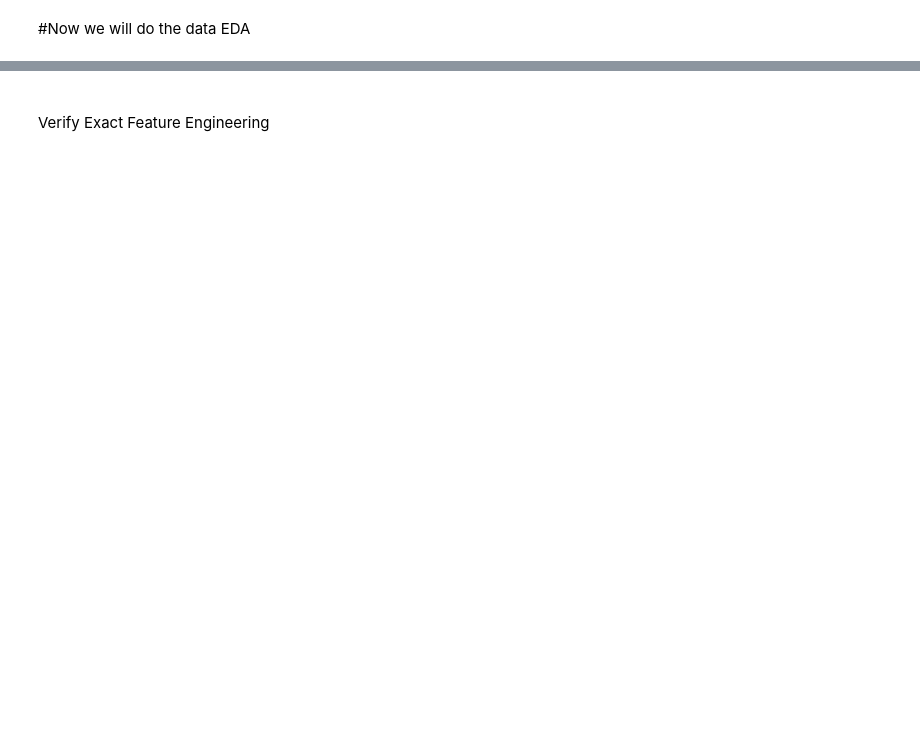
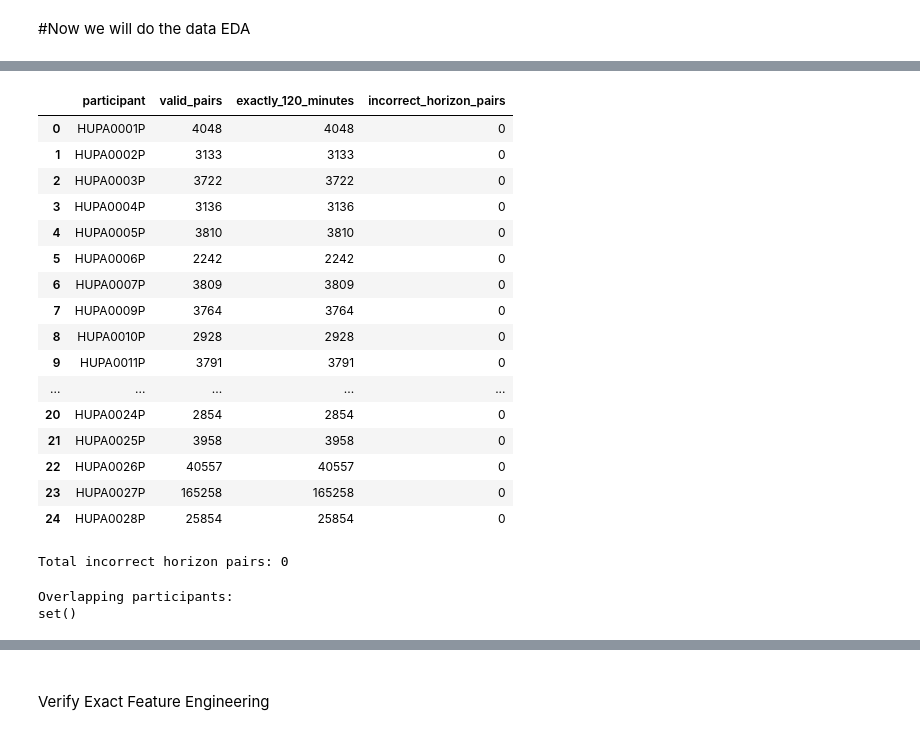
Before and after one commit to shubhampanchal6376/digital-twin, a Jupyter notebook: notebooks/01_data_inspection.ipynb, the cells around one changed output, grey strips where cells are left out. Drawn from its saved outputs; the diff is of its cells as text; code cells hidden in the pictures; blank space fills up the shorter version.

```diff
--- a/notebooks/01_data_inspection.ipynb
+++ b/notebooks/01_data_inspection.ipynb
@@ -3109,0 +5215,64 @@ display(prediction_data.head())
+# %%
+# Verify that 24 steps represent exactly 2 hours
+
+HORIZON_STEPS = 24
+
+horizon_checks = []
+
+for participant, group in prediction_data.groupby("participant"):
+    group = group.sort_values("time").reset_index(drop=True)
+
+    # Recover the expected future timestamp
+    future_time = group["time"].shift(-HORIZON_STEPS)
+
+    # Calculate actual time difference
+    time_difference = (
+        future_time - group["time"]
+    ).dt.total_seconds() / 60
+
+    valid = time_difference.notna()
+
+    horizon_checks.append({
+        "participant": participant,
+        "valid_pairs": int(valid.sum()),
+        "exactly_120_minutes": int(
+            (time_difference[valid] == 120).sum()
+        ),
+        "incorrect_horizon_pairs": int(
+            (time_difference[valid] != 120).sum()
+        )
+    })
+
+horizon_audit = pd.DataFrame(horizon_checks)
+
+display(horizon_audit)
+
+print(
+    "\nTotal incorrect horizon pairs:",
+    horizon_audit["incorrect_horizon_pairs"].sum()
+)
+# %% [output]
+|  | participant | valid_pairs | exactly_120_minutes | incorrect_horizon_pairs |
+| 0 | HUPA0001P | 4048 | 4048 | 0 |
+| 1 | HUPA0002P | 3133 | 3133 | 0 |
+| 2 | HUPA0003P | 3722 | 3722 | 0 |
+| 3 | HUPA0004P | 3136 | 3136 | 0 |
+| 4 | HUPA0005P | 3810 | 3810 | 0 |
+| 5 | HUPA0006P | 2242 | 2242 | 0 |
+| 6 | HUPA0007P | 3809 | 3809 | 0 |
+| 7 | HUPA0009P | 3764 | 3764 | 0 |
+| 8 | HUPA0010P | 2928 | 2928 | 0 |
+| 9 | HUPA0011P | 3791 | 3791 | 0 |
+| ... | ... | ... | ... | ... |
+| 20 | HUPA0024P | 2854 | 2854 | 0 |
+| 21 | HUPA0025P | 3958 | 3958 | 0 |
+| 22 | HUPA0026P | 40557 | 40557 | 0 |
+| 23 | HUPA0027P | 165258 | 165258 | 0 |
+| 24 | HUPA0028P | 25854 | 25854 | 0 |
+Total incorrect horizon pairs: 0
+# %%
+print("Overlapping participants:")
+print(set(train_participants) & set(test_participants))
+# %% [output]
+Overlapping participants:
+set()
```
Also changed, not shown: parts of 210 cells of this notebook, 3 other files.
